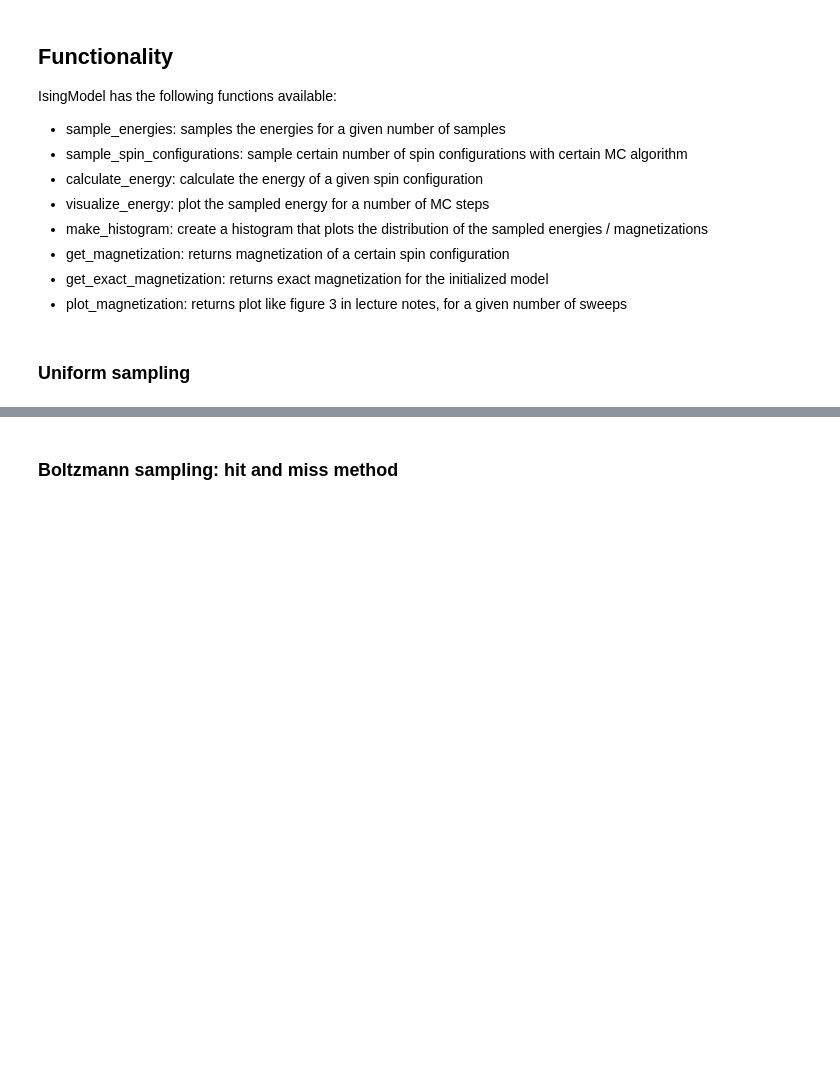
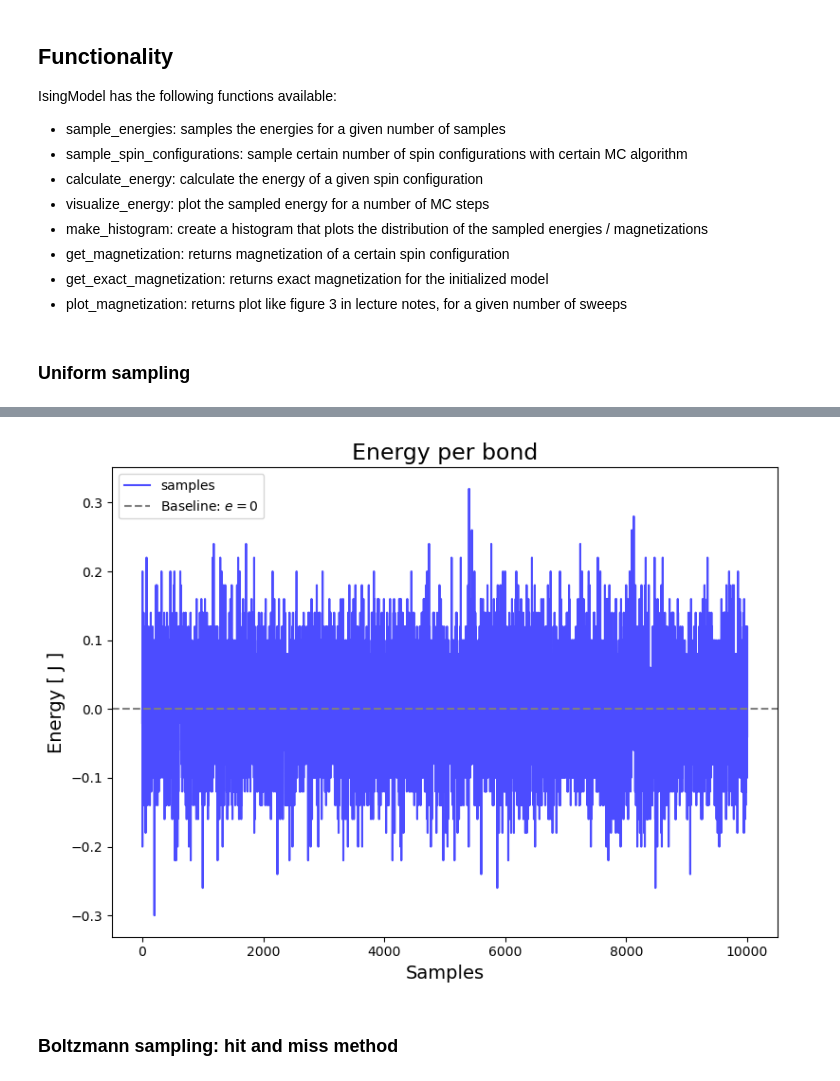
Before and after one commit to BertDepoorter/Monte-Carlo-Methods, a Jupyter notebook: ex _7_8_ IsingModel.ipynb, the cells around one changed output, grey strips where cells are left out. Cells and saved outputs as stored; diff of their text form; code cells hidden in the pictures; blank space fills up the shorter version.

```diff
--- a/ex _7_8_ IsingModel.ipynb
+++ b/ex _7_8_ IsingModel.ipynb
@@ -34,3 +38,19 @@ model.visualize_energy(energies)
+# %%
+fig, ax = plt.subplots(1,1, figsize=(8,6))
+samples = np.linspace(0, len(energies), len(energies))
+ax.set_xlabel('Samples', fontsize=14)
+ax.set_ylabel('Energy [ J ]', fontsize=14)
+title = 'Energy per bond'
+ax.plot(samples, E_bond, color='blue', alpha=0.7, label='samples')
+
+plt.axhline(0, color='gray', linestyle='dashed', label=r'Baseline: $e = 0$')
+ax.legend()
+ax.set_title(title, fontsize=17)
+fig.savefig('Plots/ex7_E_bond.png', dpi=300)
+plt.tight_layout()
+plt.show()
+# %% [output]
+[figure, added]
 # %%
 model.make_histogram(energies, normalize=True)
 # %% [markdown]
```
Also changed, not shown: parts of 1 cell of this notebook, 6 other files.
